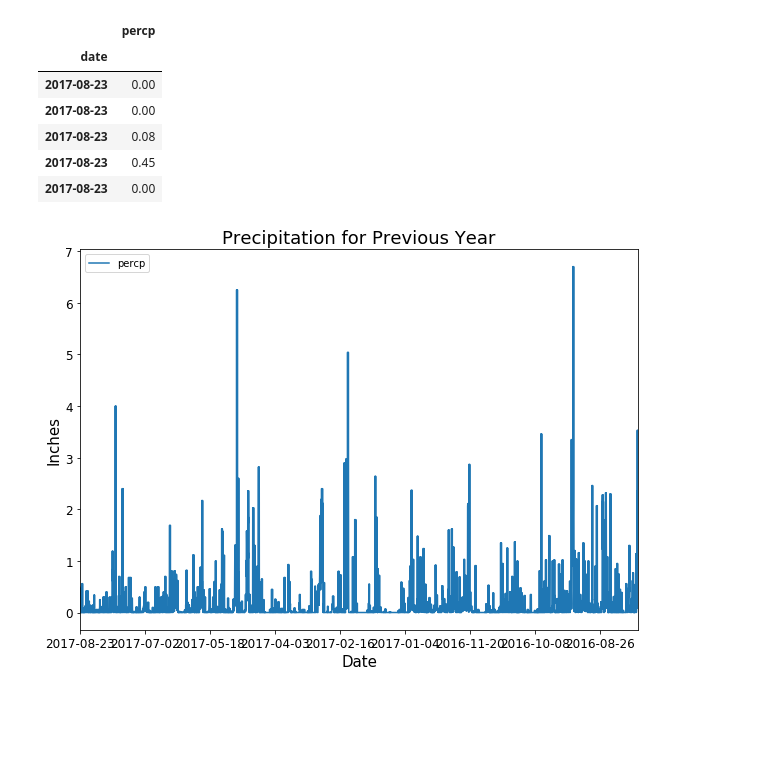
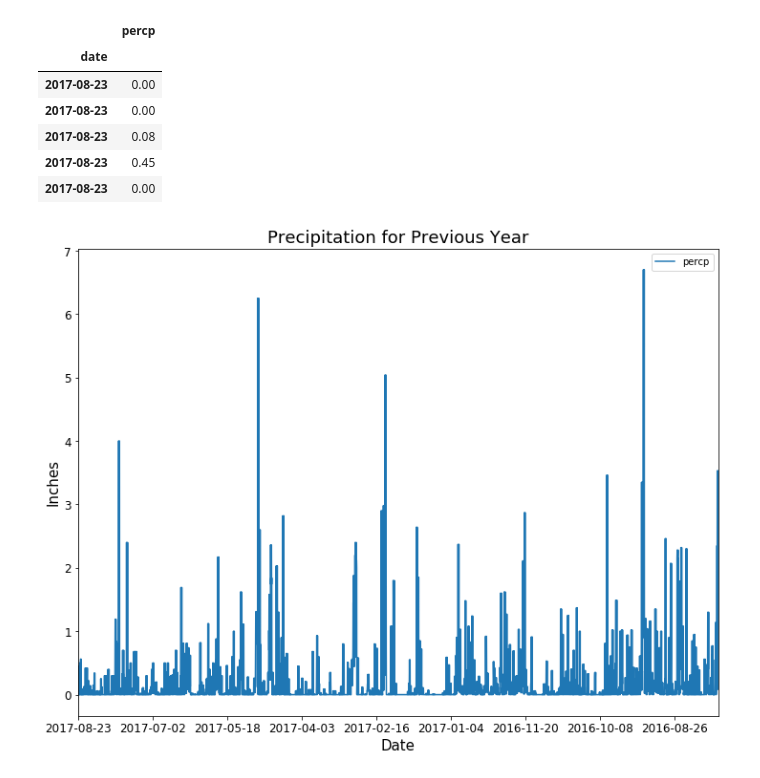
Before and after one commit to sram29/Adv-Data-Retrieval, a Jupyter notebook: Climate_Analysis.ipynb, the cells around one changed output. Cells and saved outputs as stored; diff of their text form; code cells hidden in the pictures; blank space fills up the shorter version.

```diff
--- a/Climate_Analysis.ipynb
+++ b/Climate_Analysis.ipynb
@@ -69,14 +70,14 @@ df.head()
 | 2017-08-23 | 0.45 |
 | 2017-08-23 | 0.00 |
 # %%
-df.plot(figsize=(10,9))
+df.plot(figsize=(12,9))
 plt.xticks(fontsize=12)
 plt.yticks(fontsize=12)
 
 # add title and axis labels
 plt.title('Precipitation for Previous Year', fontsize=18)
 plt.xlabel('Date', fontsize=15)
 plt.ylabel('Inches', fontsize=15)
 plt.show()
 # %% [output]
-[figure, old version]
+[figure, new version]
```
Also changed, not shown: parts of 6 cells of this notebook, 3 other files.
